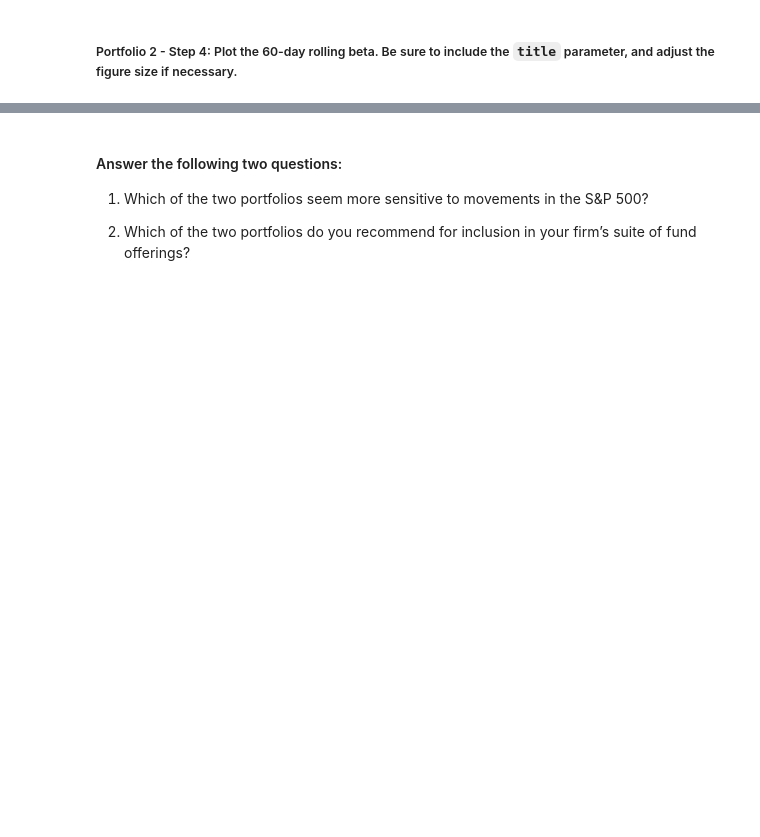
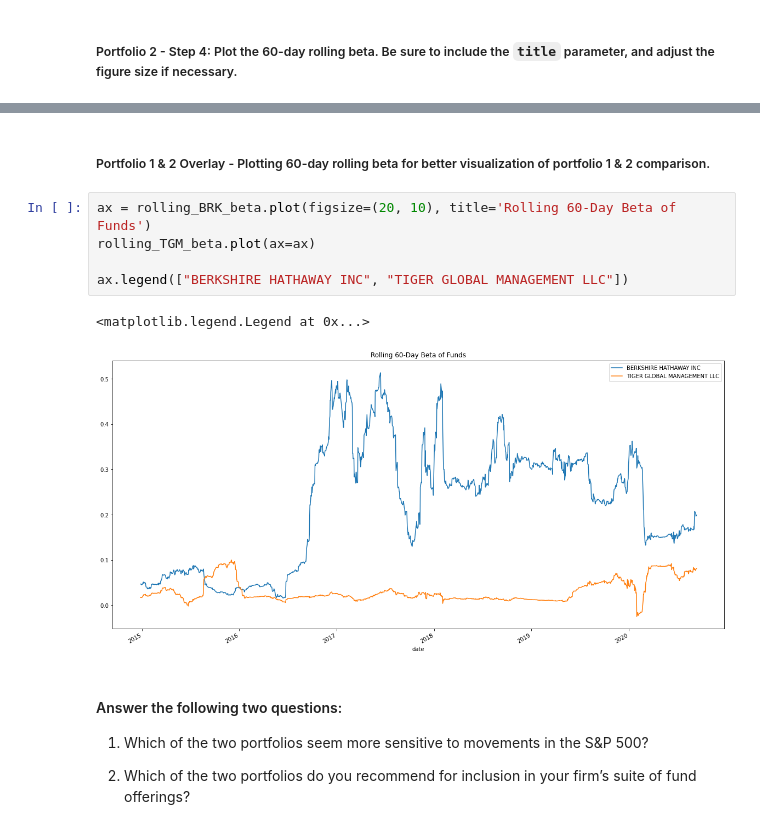
Before and after one commit to joshuacreveling/Module_4_Challenge_Assignment, a Jupyter notebook: risk_return_analysis.ipynb, the cells around one changed output, grey strips where cells are left out. Cells and saved outputs as stored; diff of their text form; blank space fills up the shorter version.

Commit message:
Completed fund analysis code.

```diff
--- a/risk_return_analysis.ipynb
+++ b/risk_return_analysis.ipynb
@@ -454,3 +526,13 @@ Your analysis is nearing completion. Now, you need to evaluate how the portfolio
+# %% [markdown]
+##### Portfolio 1 & 2 Overlay - Plotting 60-day rolling beta for better visualization of portfolio 1 & 2 comparison.
+# %%
+ax = rolling_BRK_beta.plot(figsize=(20, 10), title='Rolling 60-Day Beta of Funds')
+rolling_TGM_beta.plot(ax=ax)
+
+ax.legend(["BERKSHIRE HATHAWAY INC", "TIGER GLOBAL MANAGEMENT LLC"])
+# %% [output]
+<matplotlib.legend.Legend at 0x...>
+[figure, added]
 # %% [markdown]
 #### Answer the following two questions:
 
```
Also changed, not shown: parts of 14 cells of this notebook.
